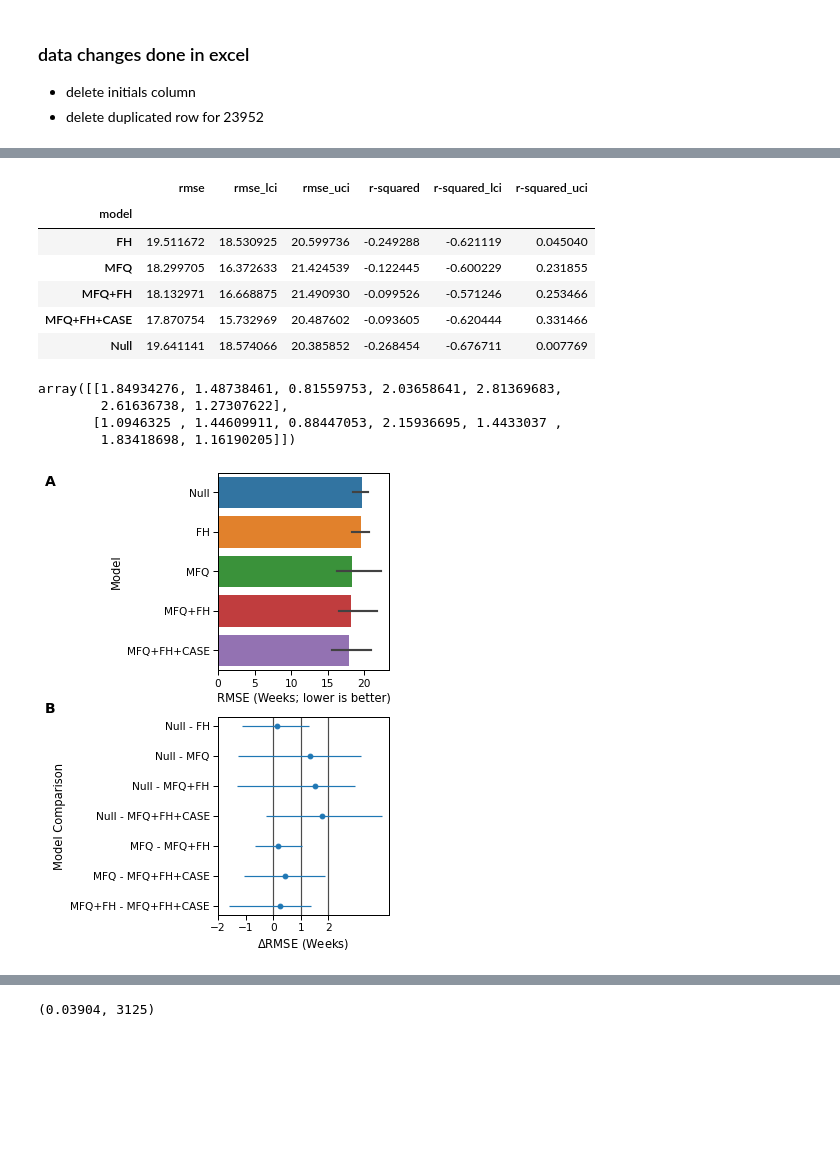
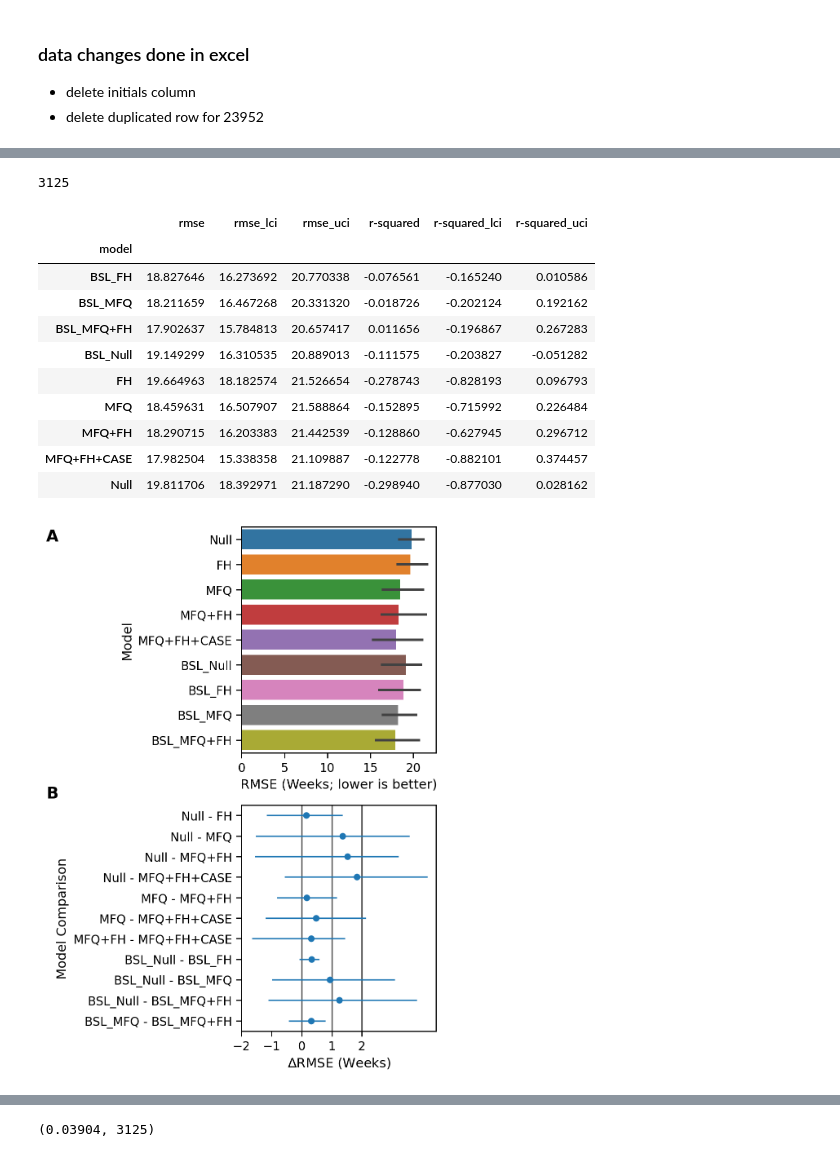
Before and after one commit to lisagorham/Family_History_Project, a Jupyter notebook: notebooks/get_cv_predictions.ipynb, the cells around one changed output, grey strips where cells are left out. Cells and saved outputs as stored; diff of their text form; code cells hidden in the pictures; blank space fills up the shorter version.

```diff
--- a/notebooks/get_cv_predictions.ipynb
+++ b/notebooks/get_cv_predictions.ipynb
@@ -96,4 +253,19 @@ reses = pd.concat(reses)
 # %%
+reses = []
+for mix, model in models.items():
+    if "BSL" in mix:
+
+        data = pure_dat.copy().reset_index(drop=True)
+    else:
+        data = wdat.copy().reset_index(drop=True)
+    ffs, rrs = kfold_linear(data, model)
+    rrs['model'] = mix
+    reses.append(rrs)
+reses = pd.concat(reses)
+reses['squared_error'] = (reses[var] - reses[var_pred]) ** 2
+reses['abs_error'] = np.abs((reses[var] - reses[var_pred]))
+mf_agg = reses.groupby(['model', 'fold']).apply(lambda x: get_rsquared(var, x)).reset_index(name='r-squared')
+mf_agg['rmse'] = np.sqrt(reses.groupby(['model', 'fold']).squared_error.mean()).reset_index(name='rmse').loc[:, ['rmse']]
 to_plot = reses.copy()
 to_plot = to_plot.rename(
     columns={
@@ -102,5 +274,3 @@ to_plot = to_plot.rename(
         'model': 'Model',
         'fold': 'Fold'
     })
-to_plot = to_plot.rename(
-    columns={})
@@ -114,7 +292,7 @@ with sns.plotting_context("paper", font_scale=2, rc=paper_rc):
                data=to_plot,
                col='Model',
                col_wrap=3,
-               col_order=['Null', 'FH', 'MFQ', 'MFQ', 'MFQ+FH', 'MFQ+FH+CASE'],
+               col_order=['Null', 'FH', 'MFQ', 'MFQ', 'MFQ+FH', 'MFQ+FH+CASE', 'BSL_Null', 'BSL_FH', 'BSL_MFQ', 'BSL_MFQ', 'BSL_MFQ+FH'],
                hue='Fold',
                n_boot=10000)
     for ax in g.axes:
@@ -242,5 +379,11 @@ diffs_of_interest = [
      ('Null', 'MFQ+FH+CASE'),
      ('MFQ', 'MFQ+FH'),
      ('MFQ', 'MFQ+FH+CASE'),
-     ('MFQ+FH', 'MFQ+FH+CASE')
+     ('MFQ+FH', 'MFQ+FH+CASE'),
+     ('BSL_Null', 'BSL_FH'),
+     ('BSL_Null', 'BSL_MFQ'),
+     ('BSL_Null', 'BSL_MFQ+FH'),
+     ('BSL_MFQ', 'BSL_MFQ+FH'),
 ]
+for mp in diffs_of_interest:
+    print(f'{mp[0]} - {mp[1]}')
@@ -262,11 +409,22 @@ to_plot_cis = to_plot_cis.reset_index()
+# %%
+pairwise_res.bsi.nunique()
+# %% [output]
+3125
 # %%
-to_plot_cis[0.005] = to_plot_cis.meanval - to_plot_cis[0.005]
-to_plot_cis[0.995] = to_plot_cis[0.995] - to_plot_cis.meanval
+
+doi_names = [f'{dda} - {ddb}' for dda, ddb in diffs_of_interest]
+to_plot = pairwise_res.groupby('bsi').mean().loc[:, doi_names[::-1]]
+to_plot_cis = to_plot.quantile([0.0005, 0.9995]).T
+to_plot_means = to_plot.mean().T
+to_plot_cis['meanval'] = to_plot_means
+to_plot_cis = to_plot_cis.reset_index()
+to_plot_cis[0.0005] = to_plot_cis.meanval - to_plot_cis[0.0005]
+to_plot_cis[0.9995] = to_plot_cis[0.9995] - to_plot_cis.meanval
 # %%
 m_agg = mf_agg.groupby('model')[['rmse']].mean()
-rmse_cis = mf_agg.groupby('model').apply(lambda x: get_99ci('rmse', x))
+rmse_cis = mf_agg.groupby('model').apply(lambda x: get_999ci('rmse', x))
 mr2_agg = mf_agg.groupby('model')[['r-squared']].mean()
-r2_cis = mf_agg.groupby('model').apply(lambda x: get_99ci('r-squared', x))
+r2_cis = mf_agg.groupby('model').apply(lambda x: get_999ci('r-squared', x))
 pd.concat([m_agg,
            rmse_cis.loc[:, ['rmse_lci', 'rmse_uci']],
            mr2_agg.loc[:, ['r-squared']],
@@ -275,18 +433,15 @@ pd.concat([m_agg,
 # %% [output]
 |  | rmse | rmse_lci | rmse_uci | r-squared | r-squared_lci | r-squared_uci |
 | model |  |  |  |  |  |  |
-| FH | 19.511672 | 18.530925 | 20.599736 | -0.249288 | -0.621119 | 0.045040 |
-| MFQ | 18.299705 | 16.372633 | 21.424539 | -0.122445 | -0.600229 | 0.231855 |
-| MFQ+FH | 18.132971 | 16.668875 | 21.490930 | -0.099526 | -0.571246 | 0.253466 |
-| MFQ+FH+CASE | 17.870754 | 15.732969 | 20.487602 | -0.093605 | -0.620444 | 0.331466 |
-| Null | 19.641141 | 18.574066 | 20.385852 | -0.268454 | -0.676711 | 0.007769 |
+| BSL_FH | 18.827646 | 16.273692 | 20.770338 | -0.076561 | -0.165240 | 0.010586 |
+| BSL_MFQ | 18.211659 | 16.467268 | 20.331320 | -0.018726 | -0.202124 | 0.192162 |
+| BSL_MFQ+FH | 17.902637 | 15.784813 | 20.657417 | 0.011656 | -0.196867 | 0.267283 |
+| BSL_Null | 19.149299 | 16.310535 | 20.889013 | -0.111575 | -0.203827 | -0.051282 |
+| FH | 19.664963 | 18.182574 | 21.526654 | -0.278743 | -0.828193 | 0.096793 |
+| MFQ | 18.459631 | 16.507907 | 21.588864 | -0.152895 | -0.715992 | 0.226484 |
+| MFQ+FH | 18.290715 | 16.203383 | 21.442539 | -0.128860 | -0.627945 | 0.296712 |
+| MFQ+FH+CASE | 17.982504 | 15.338358 | 21.109887 | -0.122778 | -0.882101 | 0.374457 |
+| Null | 19.811706 | 18.392971 | 21.187290 | -0.298940 | -0.877030 | 0.028162 |
-# %%
-to_plot_cis.loc[:, [0.005, 0.995]].T.values
-# %% [output]
-array([[1.84934276, 1.48738461, 0.81559753, 2.03658641, 2.81369683,
-        2.61636738, 1.27307622],
-       [1.0946325 , 1.44609911, 0.88447053, 2.15936695, 1.4433037 ,
-        1.83418698, 1.16190205]])
 # %%
 # supplement figure
 to_plot_a = mf_agg
@@ -294,33 +449,33 @@ to_plot_a = to_plot_a.rename(columns = {
     'model': 'Model',
     'rmse': 'RMSE',
 })
 
 with sns.plotting_context("paper", font_scale=1.2, rc=paper_rc):
 
-    fig, axes = plt.subplots(2,1, figsize=(5,7), sharex=False)
+    fig, axes = plt.subplots(2,1, figsize=(5,7), sharex=False, dpi=200)
     ax = axes[0]
     ax = sns.barplot(y="Model", x='RMSE', data=to_plot_a, order=model_names, ci=99.9, ax=ax)
     ax.set_xlabel('RMSE (Weeks; lower is better)')
     ax.get_figure().set_facecolor("white")
 
     ax = axes[1]
     ax.errorbar(x=to_plot_cis.meanval,
-                xerr=to_plot_cis.loc[:, [0.005, 0.995]].T.values,
+                xerr=to_plot_cis.loc[:, [0.0005, 0.9995]].T.values,
                 y=to_plot_cis.index.values,
                 fmt='o')
     ax.set_yticks(to_plot_cis.index.values)
     ax.set_yticklabels(to_plot_cis['index'].values)
     ymin, ymax = ax.get_ylim()
     ax.vlines([0, 1, 2], ymin, ymax,colors='black', zorder=-10, alpha =0.7)
     ax.set_ylim((ymin, ymax))
     ax.set_ylabel('Model Comparison')
     ax.set_xticks([-2, -1, 0, 1, 2])
     ax.set_xticks([-2, -1, 0, 1, 2])
     ax.set_xlabel('$\Delta$RMSE (Weeks)')
 
     fig.set_facecolor('white')
     fig.tight_layout()
     fig.text(0.01, 0.95, 'A', fontsize=14, fontweight='bold')
     fig.text(0.01, 0.5, 'B', fontsize=14, fontweight='bold')
 # %% [output]
-[figure, old version]
+[figure, new version]
```
Also changed, not shown: parts of 147 cells of this notebook, 3 other files.
